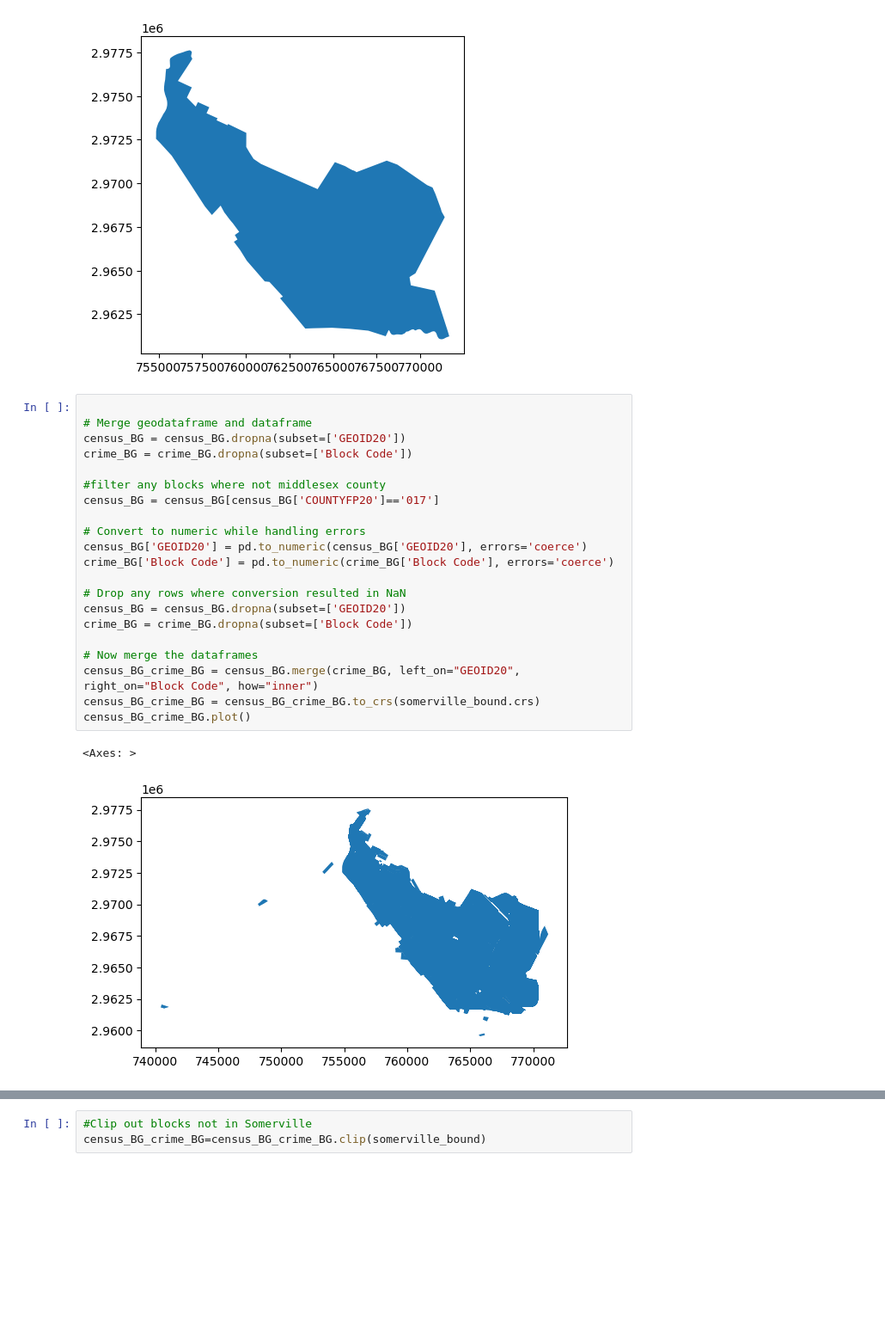
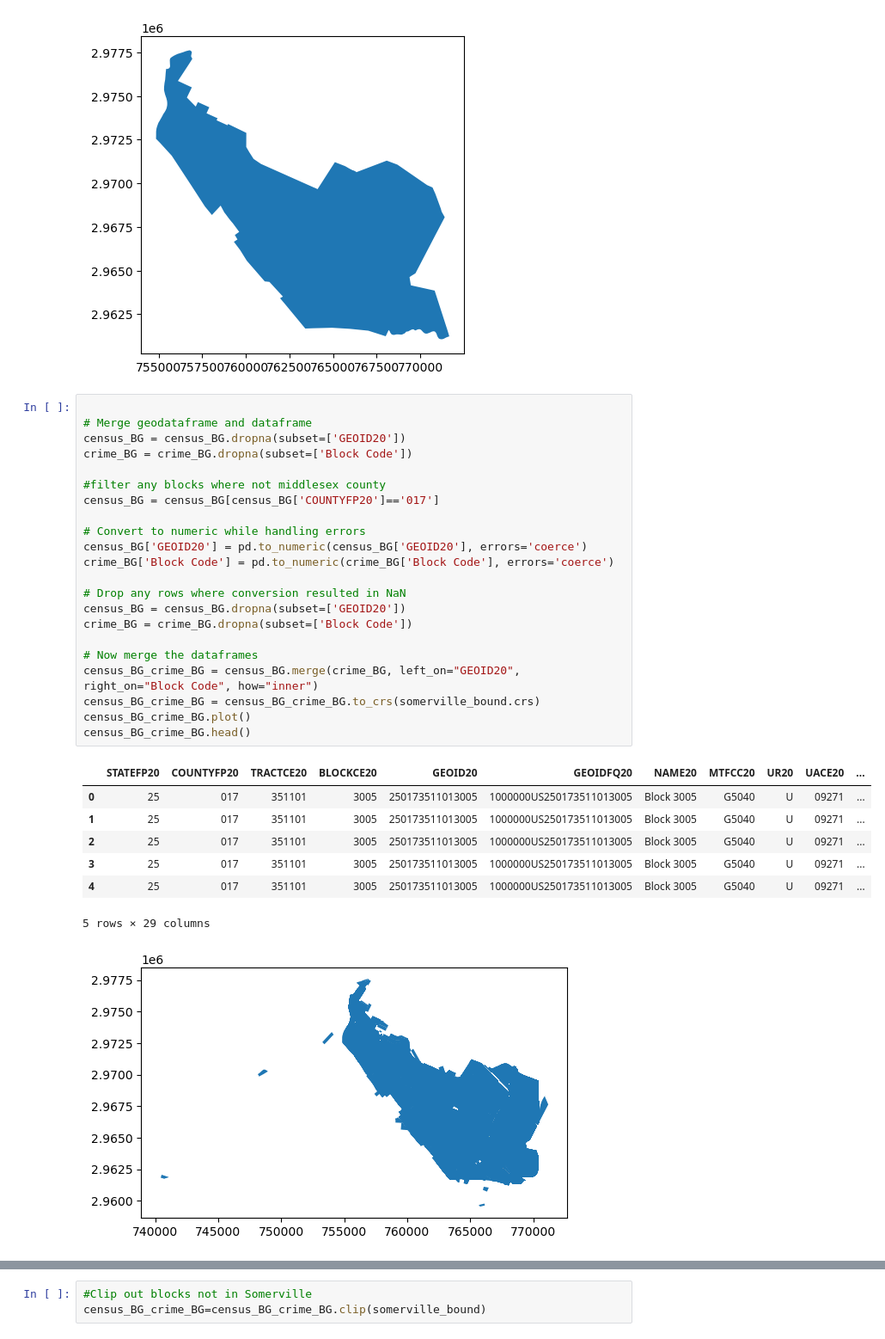
Before and after one commit to meade68/DACSS_690D_Week09_HW2, a Jupyter notebook: code.ipynb, the cells around one changed output, grey strips where cells are left out. Shown at 86% size. Saved outputs shown, nothing was run; the diff lists cells and outputs as text; blank space fills up the shorter version.

```diff
--- a/code.ipynb
+++ b/code.ipynb
@@ -36,26 +36,33 @@ somerville_bound.plot()
 # %%
 
 # Merge geodataframe and dataframe
 census_BG = census_BG.dropna(subset=['GEOID20'])
 crime_BG = crime_BG.dropna(subset=['Block Code'])
 
 #filter any blocks where not middlesex county
 census_BG = census_BG[census_BG['COUNTYFP20']=='017']
 
 # Convert to numeric while handling errors
 census_BG['GEOID20'] = pd.to_numeric(census_BG['GEOID20'], errors='coerce')
 crime_BG['Block Code'] = pd.to_numeric(crime_BG['Block Code'], errors='coerce')
 
 # Drop any rows where conversion resulted in NaN
 census_BG = census_BG.dropna(subset=['GEOID20'])
 crime_BG = crime_BG.dropna(subset=['Block Code'])
 
 # Now merge the dataframes
 census_BG_crime_BG = census_BG.merge(crime_BG, left_on="GEOID20", right_on="Block Code", how="inner")
 census_BG_crime_BG = census_BG_crime_BG.to_crs(somerville_bound.crs)
 census_BG_crime_BG.plot()
+census_BG_crime_BG.head()
 # %% [output]
+|  | STATEFP20 | COUNTYFP20 | TRACTCE20 | BLOCKCE20 | GEOID20 | GEOIDFQ20 | NAME20 | MTFCC20 | UR20 | UACE20 | ... |
+| 0 | 25 | 017 | 351101 | 3005 | 250173511013005 | 1000000US250173511013005 | Block 3005 | G5040 | U | 09271 | ... |
+| 1 | 25 | 017 | 351101 | 3005 | 250173511013005 | 1000000US250173511013005 | Block 3005 | G5040 | U | 09271 | ... |
+| 2 | 25 | 017 | 351101 | 3005 | 250173511013005 | 1000000US250173511013005 | Block 3005 | G5040 | U | 09271 | ... |
+| 3 | 25 | 017 | 351101 | 3005 | 250173511013005 | 1000000US250173511013005 | Block 3005 | G5040 | U | 09271 | ... |
+| 4 | 25 | 017 | 351101 | 3005 | 250173511013005 | 1000000US250173511013005 | Block 3005 | G5040 | U | 09271 | ... |
-<Axes: >
+5 rows × 29 columns
 [figure]
 # %%
 #nabbed the code from my instructor!
```
Also changed, not shown: parts of 5 cells of this notebook, 1 other file.
